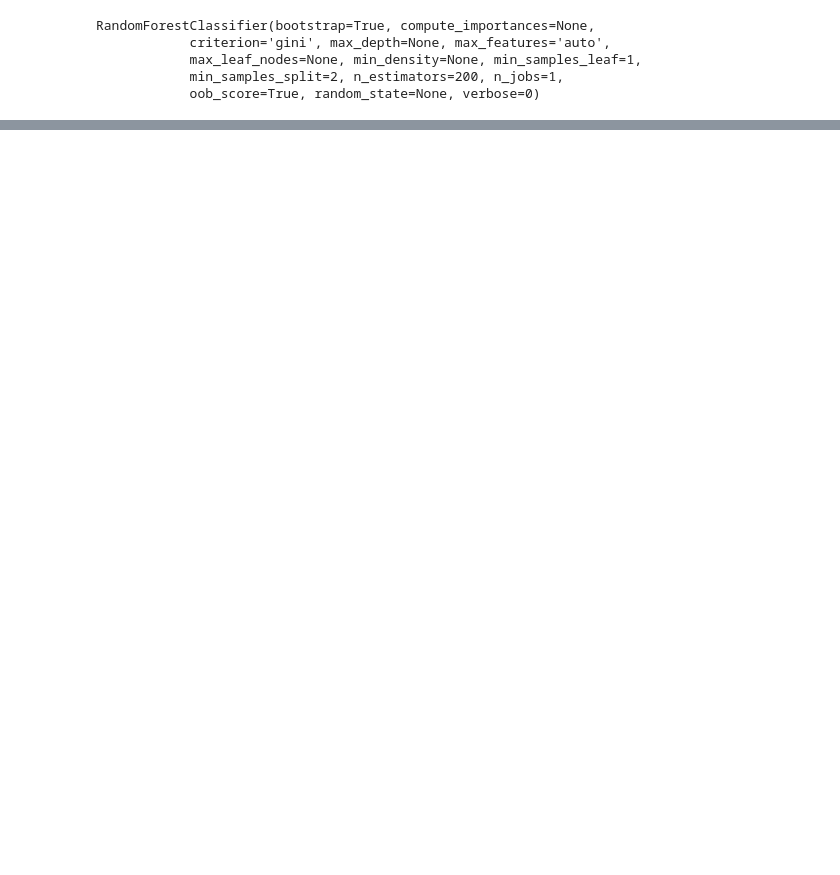
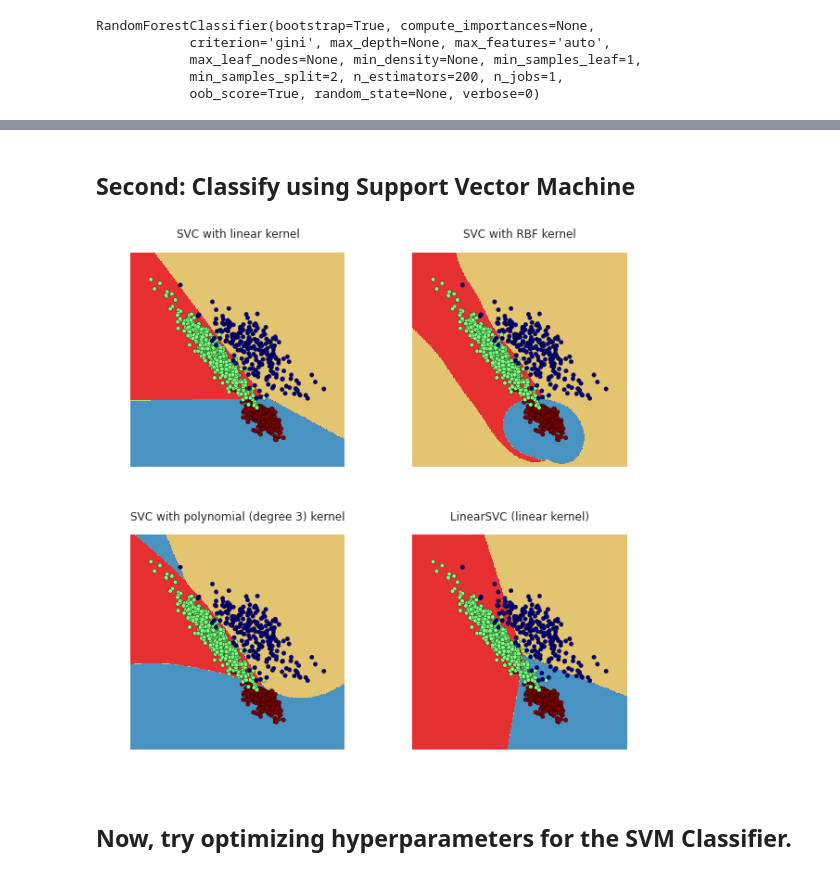
Before and after one commit to sofiatti/SNClassification, a Jupyter notebook: SNe Classification.ipynb, the cells around one changed output, grey strips where cells are left out. Cells and saved outputs as stored; diff of their text form; code cells hidden in the pictures; blank space fills up the shorter version.

```diff
--- a/SNe Classification.ipynb
+++ b/SNe Classification.ipynb
@@ -124,0 +142,51 @@ array([0, 0, 0, 0, 0, 1, 0, 0, 0, 0, 0, 0, 0, 0, 0, 0, 0, 0, 0, 0, 0, 0, 0,
+# %% [markdown]
+## Second: Classify using Support Vector Machine
+# %%
+from sklearn import svm, datasets
+import matplotlib.cm as cm
+cmap = cm.jet_r
+
+h = 0.02 #step size in mesh
+C = 1.0 #SVM regularization parameter
+
+svc = svm.SVC(kernel='linear', C=C).fit(X, Y)
+rbf_svc = svm.SVC(kernel='rbf', gamma=0.7, C=C).fit(X, Y)
+poly_svc = svm.SVC(kernel='poly', degree=3, C=C).fit(X, Y)
+lin_svc = svm.LinearSVC(C=C).fit(X, Y)
+
+# create a mesh to plot in
+x_min, x_max = X[:, 0].min() - 1, X[:, 0].max() + 1
+y_min, y_max = X[:, 1].min() - 1, X[:, 1].max() + 1
+xx, yy = np.meshgrid(np.arange(x_min, x_max, h),
+                     np.arange(y_min, y_max, h))
+
+# title for the plots
+titles = ['SVC with linear kernel',
+          'SVC with RBF kernel',
+          'SVC with polynomial (degree 3) kernel',
+          'LinearSVC (linear kernel)']
+
+
+norm = mpl.colors.Normalize(vmin=min(Y), vmax=max(Y))
+m = cm.ScalarMappable(norm=norm, cmap=cmap)
+
+plt.figure(figsize=(10,10))
+for i, clf in enumerate((svc, rbf_svc, poly_svc, lin_svc)):
+    # Plot the decision boundary. For that, we will assign a color to each
+    # point in the mesh [x_min, m_max]x[y_min, y_max].
+    subplot(2, 2, i + 1)
+    Z = clf.predict(np.c_[xx.ravel(), yy.ravel()])
+
+    # Put the result into a color plot
+    Z = Z.reshape(xx.shape)
+    contourf(xx, yy, Z,cmap=cm.Paired)
+    axis('off')
+
+    # Plot also the training points
+    scatter(X[:, 0], X[:, 1], c=m.to_rgba(Y),cmap=cm.Paired)
+
+    title(titles[i])
+# %% [output]
+[figure, added]
+# %% [markdown]
+## Now, try optimizing hyperparameters for the SVM Classifier.
```
Also changed, not shown: parts of 17 cells of this notebook, 4 other files.
